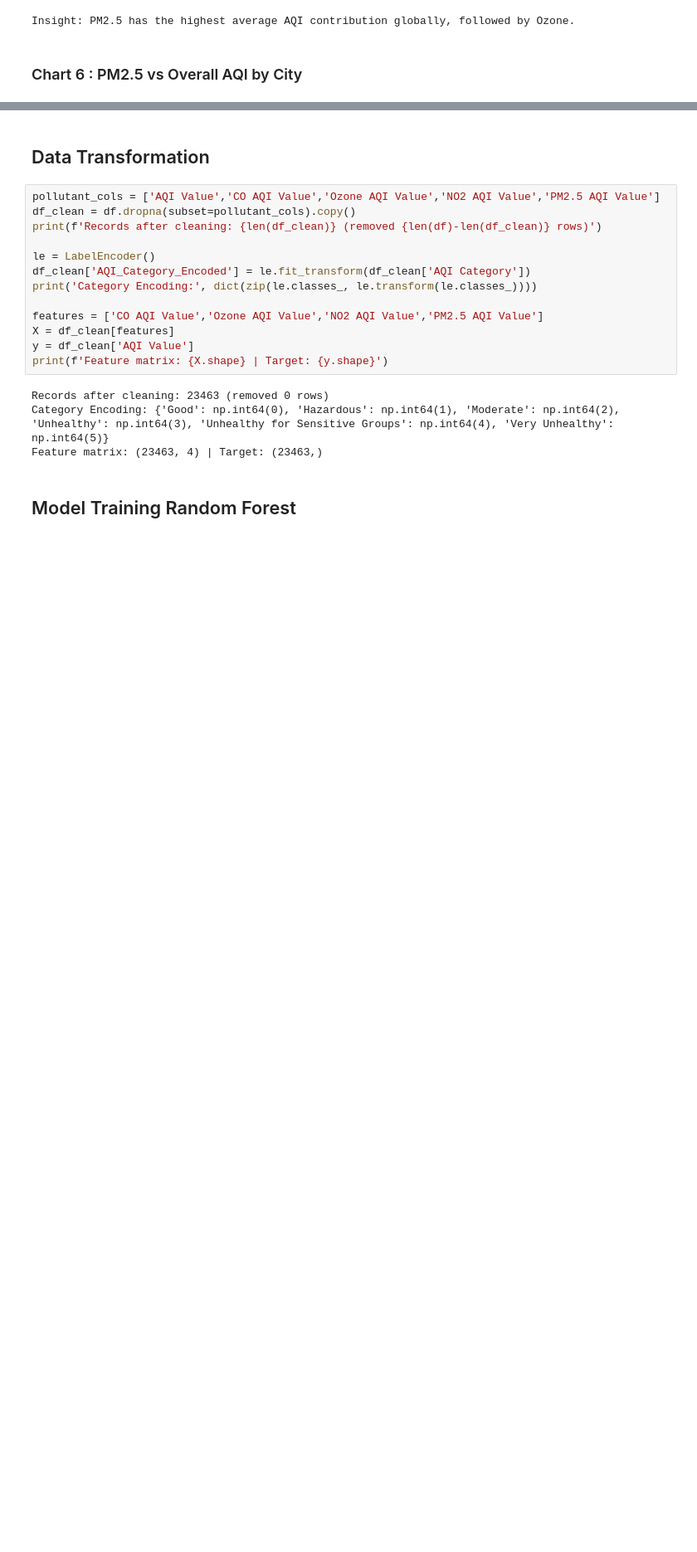
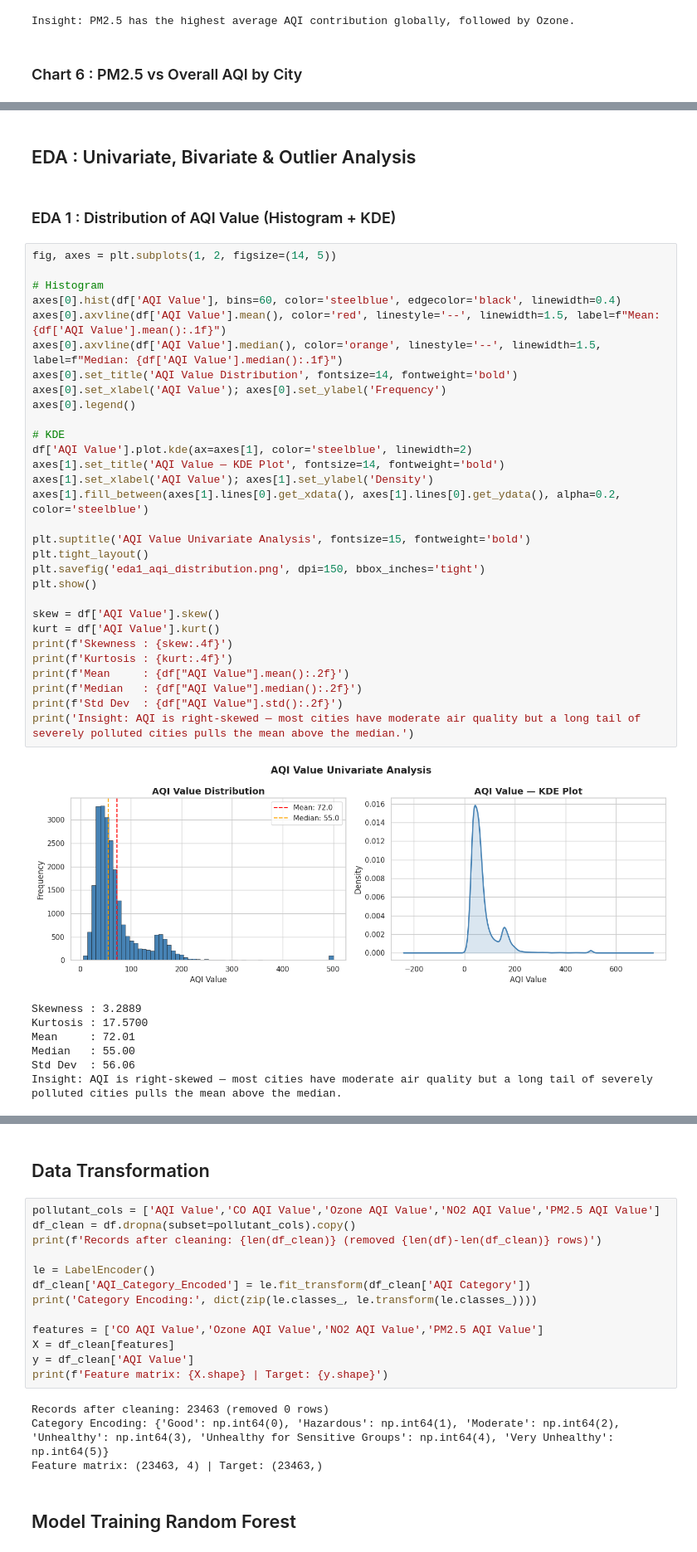
Before and after one commit to grishmalamsal/Big_Data_Workshop, a Jupyter notebook: Workshop_2.ipynb, the cells around one changed output, grey strips where cells are left out. Shown at 83% size. Drawn from its saved outputs; the diff is of its cells as text; blank space fills up the shorter version.

```diff
--- a/Workshop_2.ipynb
+++ b/Workshop_2.ipynb
@@ -212,3 +212,45 @@ fig.update_layout(xaxis_title="PM2.5 AQI Value", yaxis_title="Overall AQI Value"
 fig.show()
 # %% [output]
 [interactive output not drawn]
+# %% [markdown]
+## EDA : Univariate, Bivariate & Outlier Analysis
+# %% [markdown]
+### EDA 1 : Distribution of AQI Value (Histogram + KDE)
+# %%
+fig, axes = plt.subplots(1, 2, figsize=(14, 5))
+
+# Histogram
+axes[0].hist(df['AQI Value'], bins=60, color='steelblue', edgecolor='black', linewidth=0.4)
+axes[0].axvline(df['AQI Value'].mean(), color='red', linestyle='--', linewidth=1.5, label=f"Mean: {df['AQI Value'].mean():.1f}")
+axes[0].axvline(df['AQI Value'].median(), color='orange', linestyle='--', linewidth=1.5, label=f"Median: {df['AQI Value'].median():.1f}")
+axes[0].set_title('AQI Value Distribution', fontsize=14, fontweight='bold')
+axes[0].set_xlabel('AQI Value'); axes[0].set_ylabel('Frequency')
+axes[0].legend()
+
+# KDE
+df['AQI Value'].plot.kde(ax=axes[1], color='steelblue', linewidth=2)
+axes[1].set_title('AQI Value — KDE Plot', fontsize=14, fontweight='bold')
+axes[1].set_xlabel('AQI Value'); axes[1].set_ylabel('Density')
+axes[1].fill_between(axes[1].lines[0].get_xdata(), axes[1].lines[0].get_ydata(), alpha=0.2, color='steelblue')
+
+plt.suptitle('AQI Value Univariate Analysis', fontsize=15, fontweight='bold')
+plt.tight_layout()
+plt.savefig('eda1_aqi_distribution.png', dpi=150, bbox_inches='tight')
+plt.show()
+
+skew = df['AQI Value'].skew()
+kurt = df['AQI Value'].kurt()
+print(f'Skewness : {skew:.4f}')
+print(f'Kurtosis : {kurt:.4f}')
+print(f'Mean     : {df["AQI Value"].mean():.2f}')
+print(f'Median   : {df["AQI Value"].median():.2f}')
+print(f'Std Dev  : {df["AQI Value"].std():.2f}')
+print('Insight: AQI is right-skewed — most cities have moderate air quality but a long tail of severely polluted cities pulls the mean above the median.')
+# %% [output]
+[figure, added]
+Skewness : 3.2889
+Kurtosis : 17.5700
+Mean     : 72.01
+Median   : 55.00
+Std Dev  : 56.06
+Insight: AQI is right-skewed — most cities have moderate air quality but a long tail of severely polluted cities pulls the mean above the median.
```
Also changed, not shown: parts of 15 cells of this notebook.
